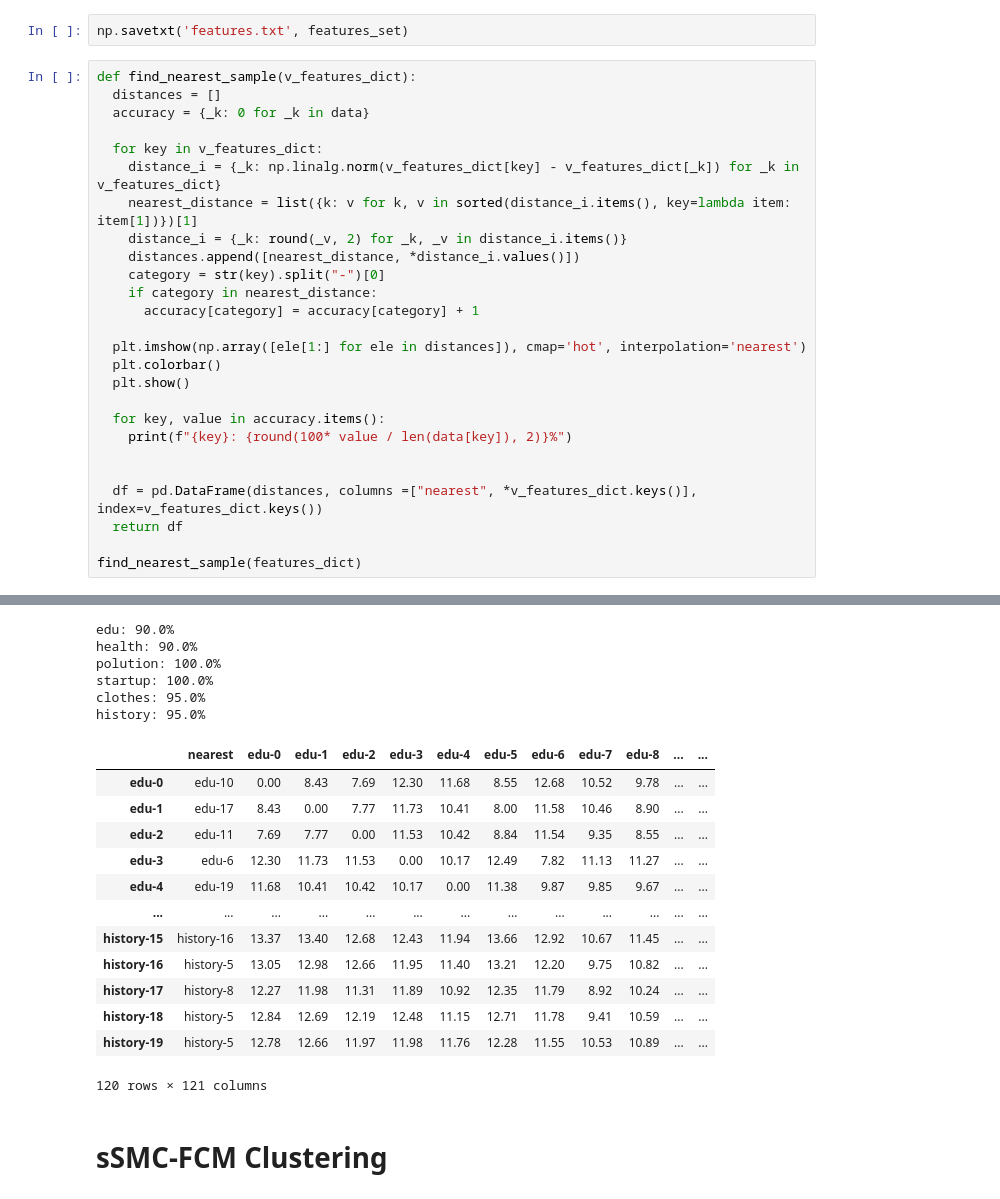
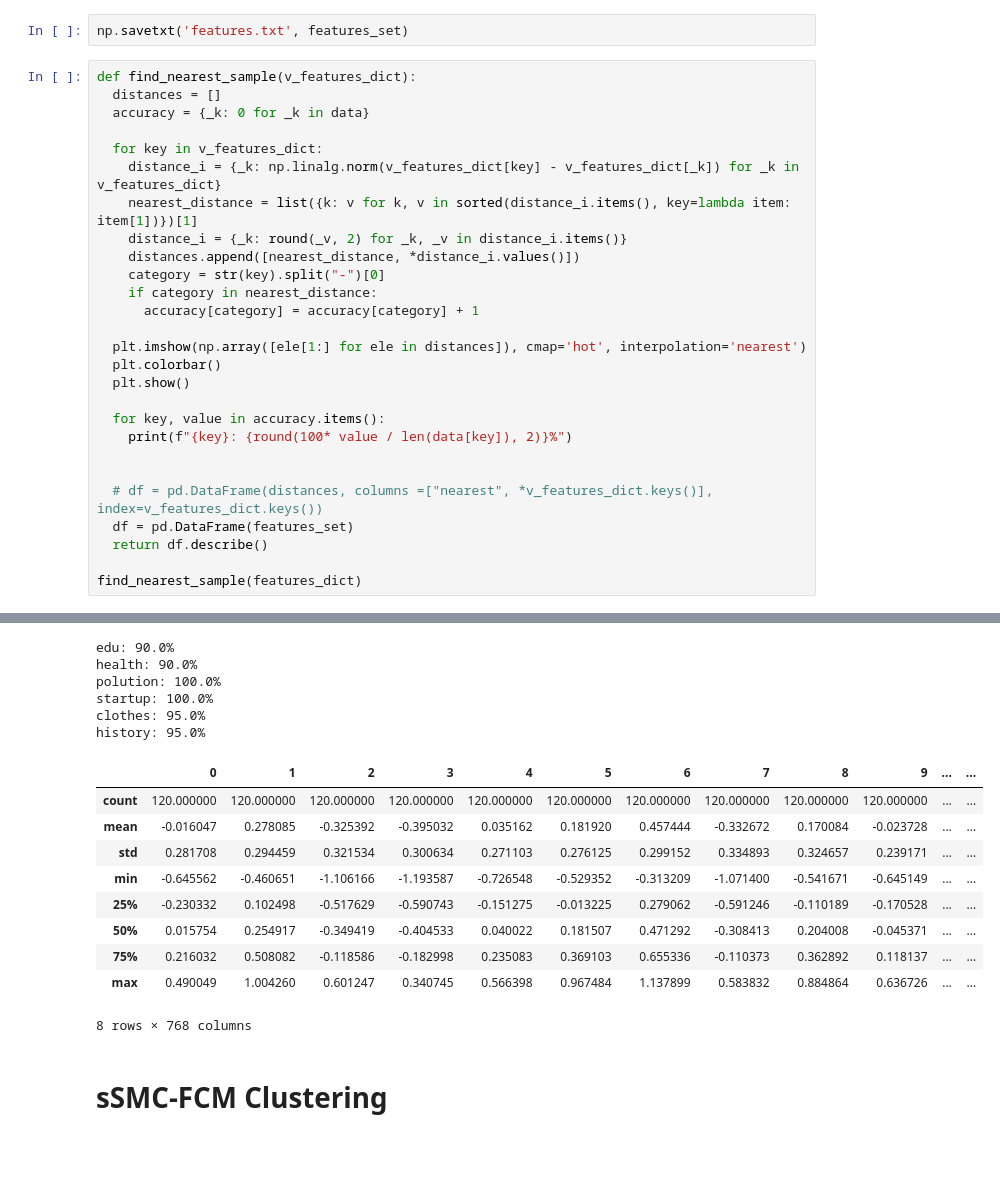
Before and after one commit to hoangtc125/algo-clustering-service, a Jupyter notebook: text_clustering.ipynb, the cells around one changed output, grey strips where cells are left out. Saved outputs shown, nothing was run; the diff lists cells and outputs as text; blank space fills up the shorter version.

```diff
--- a/text_clustering.ipynb
+++ b/text_clustering.ipynb
@@ -246,48 +246,46 @@ def find_nearest_sample(v_features_dict):
   distances = []
   accuracy = {_k: 0 for _k in data}
 
   for key in v_features_dict:
     distance_i = {_k: np.linalg.norm(v_features_dict[key] - v_features_dict[_k]) for _k in v_features_dict}
     nearest_distance = list({k: v for k, v in sorted(distance_i.items(), key=lambda item: item[1])})[1]
     distance_i = {_k: round(_v, 2) for _k, _v in distance_i.items()}
     distances.append([nearest_distance, *distance_i.values()])
     category = str(key).split("-")[0]
     if category in nearest_distance:
       accuracy[category] = accuracy[category] + 1
 
   plt.imshow(np.array([ele[1:] for ele in distances]), cmap='hot', interpolation='nearest')
   plt.colorbar()
   plt.show()
 
   for key, value in accuracy.items():
     print(f"{key}: {round(100* value / len(data[key]), 2)}%")
 
 
-  df = pd.DataFrame(distances, columns =["nearest", *v_features_dict.keys()], index=v_features_dict.keys())
-  return df
+  # df = pd.DataFrame(distances, columns =["nearest", *v_features_dict.keys()], index=v_features_dict.keys())
+  df = pd.DataFrame(features_set)
+  return df.describe()
 
 find_nearest_sample(features_dict)
 # %% [output]
 [figure]
 edu: 90.0%
 health: 90.0%
 polution: 100.0%
 startup: 100.0%
 clothes: 95.0%
 history: 95.0%
-|  | nearest | edu-0 | edu-1 | edu-2 | edu-3 | edu-4 | edu-5 | edu-6 | edu-7 | edu-8 | ... | ... |
-| edu-0 | edu-10 | 0.00 | 8.43 | 7.69 | 12.30 | 11.68 | 8.55 | 12.68 | 10.52 | 9.78 | ... | ... |
-| edu-1 | edu-17 | 8.43 | 0.00 | 7.77 | 11.73 | 10.41 | 8.00 | 11.58 | 10.46 | 8.90 | ... | ... |
-| edu-2 | edu-11 | 7.69 | 7.77 | 0.00 | 11.53 | 10.42 | 8.84 | 11.54 | 9.35 | 8.55 | ... | ... |
-| edu-3 | edu-6 | 12.30 | 11.73 | 11.53 | 0.00 | 10.17 | 12.49 | 7.82 | 11.13 | 11.27 | ... | ... |
-| edu-4 | edu-19 | 11.68 | 10.41 | 10.42 | 10.17 | 0.00 | 11.38 | 9.87 | 9.85 | 9.67 | ... | ... |
-| ... | ... | ... | ... | ... | ... | ... | ... | ... | ... | ... | ... | ... |
-| history-15 | history-16 | 13.37 | 13.40 | 12.68 | 12.43 | 11.94 | 13.66 | 12.92 | 10.67 | 11.45 | ... | ... |
-| history-16 | history-5 | 13.05 | 12.98 | 12.66 | 11.95 | 11.40 | 13.21 | 12.20 | 9.75 | 10.82 | ... | ... |
-| history-17 | history-8 | 12.27 | 11.98 | 11.31 | 11.89 | 10.92 | 12.35 | 11.79 | 8.92 | 10.24 | ... | ... |
-| history-18 | history-5 | 12.84 | 12.69 | 12.19 | 12.48 | 11.15 | 12.71 | 11.78 | 9.41 | 10.59 | ... | ... |
-| history-19 | history-5 | 12.78 | 12.66 | 11.97 | 11.98 | 11.76 | 12.28 | 11.55 | 10.53 | 10.89 | ... | ... |
+|  | 0 | 1 | 2 | 3 | 4 | 5 | 6 | 7 | 8 | 9 | ... | ... |
+| count | 120.000000 | 120.000000 | 120.000000 | 120.000000 | 120.000000 | 120.000000 | 120.000000 | 120.000000 | 120.000000 | 120.000000 | ... | ... |
+| mean | -0.016047 | 0.278085 | -0.325392 | -0.395032 | 0.035162 | 0.181920 | 0.457444 | -0.332672 | 0.170084 | -0.023728 | ... | ... |
+| std | 0.281708 | 0.294459 | 0.321534 | 0.300634 | 0.271103 | 0.276125 | 0.299152 | 0.334893 | 0.324657 | 0.239171 | ... | ... |
+| min | -0.645562 | -0.460651 | -1.106166 | -1.193587 | -0.726548 | -0.529352 | -0.313209 | -1.071400 | -0.541671 | -0.645149 | ... | ... |
+| 25% | -0.230332 | 0.102498 | -0.517629 | -0.590743 | -0.151275 | -0.013225 | 0.279062 | -0.591246 | -0.110189 | -0.170528 | ... | ... |
+| 50% | 0.015754 | 0.254917 | -0.349419 | -0.404533 | 0.040022 | 0.181507 | 0.471292 | -0.308413 | 0.204008 | -0.045371 | ... | ... |
+| 75% | 0.216032 | 0.508082 | -0.118586 | -0.182998 | 0.235083 | 0.369103 | 0.655336 | -0.110373 | 0.362892 | 0.118137 | ... | ... |
+| max | 0.490049 | 1.004260 | 0.601247 | 0.340745 | 0.566398 | 0.967484 | 1.137899 | 0.583832 | 0.884864 | 0.636726 | ... | ... |
-120 rows × 121 columns
+8 rows × 768 columns
 # %% [markdown]
 # sSMC-FCM Clustering
 # %%
```
Also changed, not shown: parts of 7 cells of this notebook.
